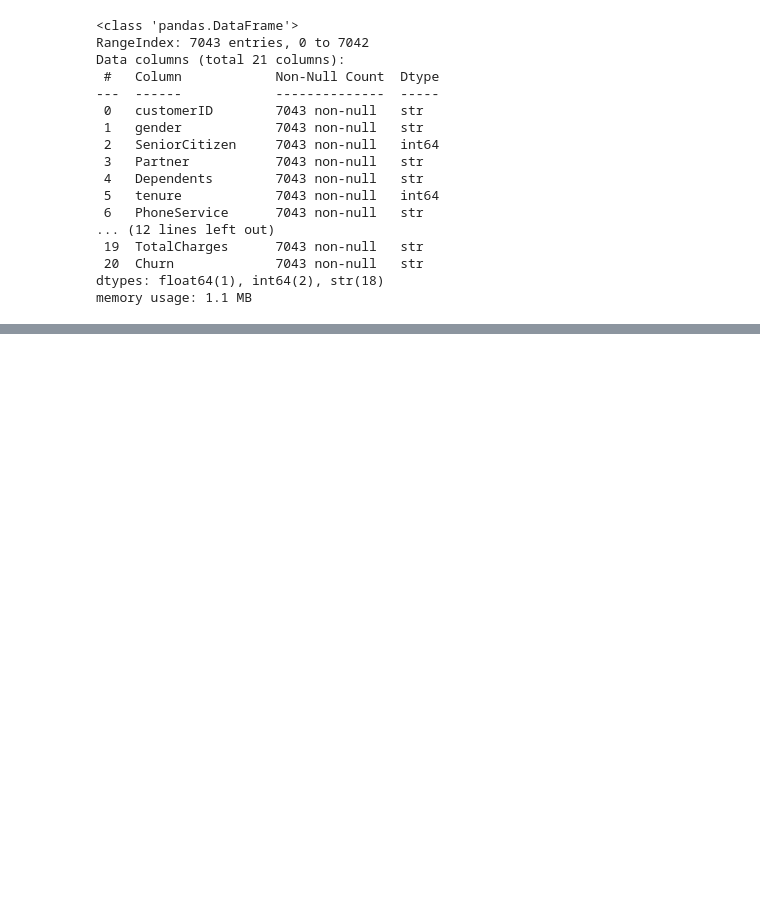
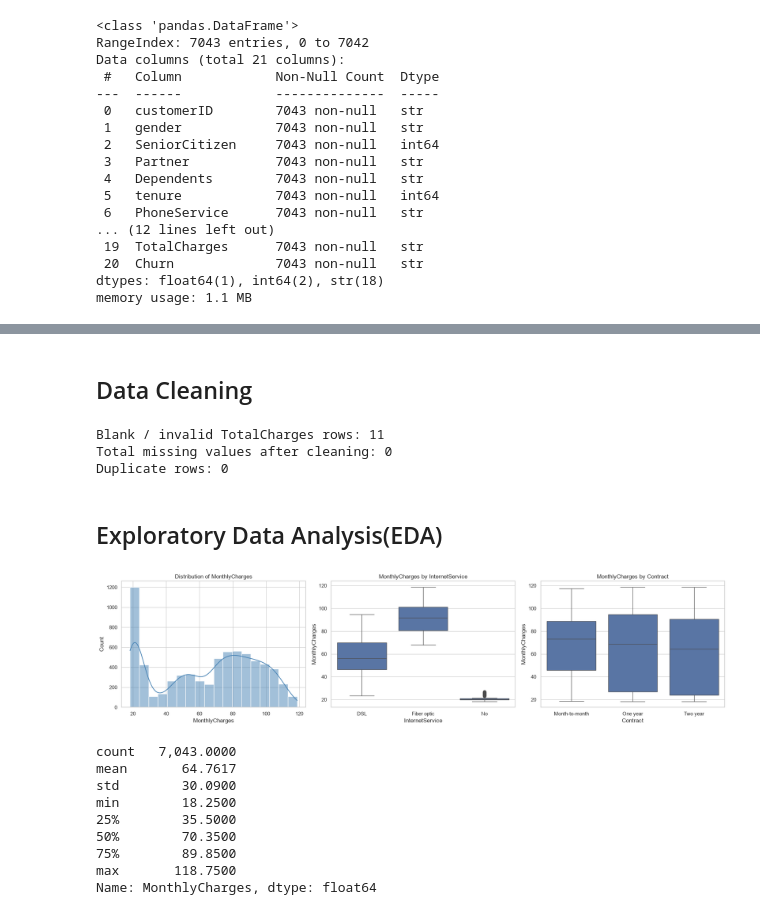
Before and after one commit to anojpradhan/learningDS, a Jupyter notebook: 02_ridge_regression.ipynb, the cells around one changed output, grey strips where cells are left out. Saved outputs shown, nothing was run; the diff lists cells and outputs as text; code cells hidden in the pictures; blank space fills up the shorter version.

```diff
--- a/02_ridge_regression.ipynb
+++ b/02_ridge_regression.ipynb
@@ -79,3 +79,42 @@ df.describe(include="all").T
 | MonthlyCharges | 7,043.0000 | NaN | NaN | NaN | 64.7617 | 30.0900 | 18.2500 | 35.5000 | 70.3500 | 89.8500 | 118.7500 |
 | TotalCharges | 7043 | 6531 | 20.2 | 11 | NaN | NaN | NaN | NaN | NaN | NaN | NaN |
 | Churn | 7043 | 2 | No | 5174 | NaN | NaN | NaN | NaN | NaN | NaN | NaN |
+# %% [markdown]
+## Data Cleaning
+# %%
+df["TotalCharges"] = pd.to_numeric(df["TotalCharges"], errors="coerce")
+print("Blank / invalid TotalCharges rows:", df["TotalCharges"].isna().sum())
+
+df["TotalCharges"] = df["TotalCharges"].fillna(df["MonthlyCharges"] * df["tenure"])
+
+print("Total missing values after cleaning:", int(df.isnull().sum().sum()))
+print("Duplicate rows:", int(df.duplicated().sum()))
+# %% [output]
+Blank / invalid TotalCharges rows: 11
+Total missing values after cleaning: 0
+Duplicate rows: 0
+# %% [markdown]
+## Exploratory Data Analysis(EDA)
+# %%
+fig, axes = plt.subplots(1, 3, figsize=(19, 4.8))
+sns.histplot(df['MonthlyCharges'], kde=True, ax=axes[0], color="steelblue")
+axes[0].set_title("Distribution of MonthlyCharges")
+sns.boxplot(data=df, x="InternetService", y='MonthlyCharges', ax=axes[1])
+axes[1].set_title("MonthlyCharges by InternetService")
+sns.boxplot(data=df, x="Contract", y='MonthlyCharges', ax=axes[2])
+axes[2].set_title("MonthlyCharges by Contract")
+plt.tight_layout()
+plt.show()
+
+print(df['MonthlyCharges'].describe())
+# %% [output]
+[figure, added]
+count   7,043.0000
+mean       64.7617
+std        30.0900
+min        18.2500
+25%        35.5000
+50%        70.3500
+75%        89.8500
+max       118.7500
+Name: MonthlyCharges, dtype: float64
```
Also changed, not shown: parts of 4 cells of this notebook.
